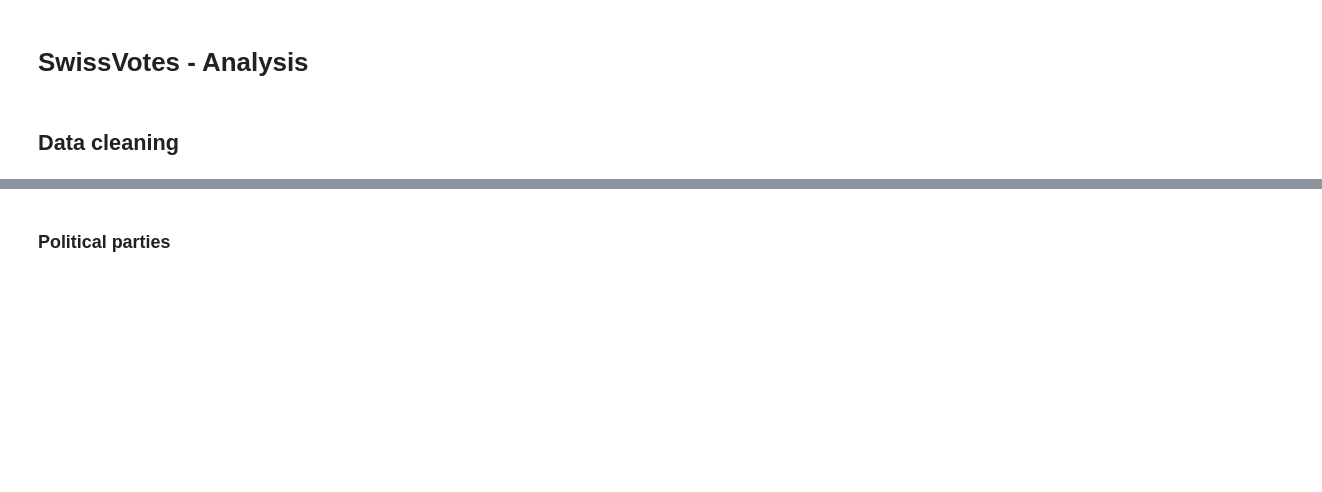
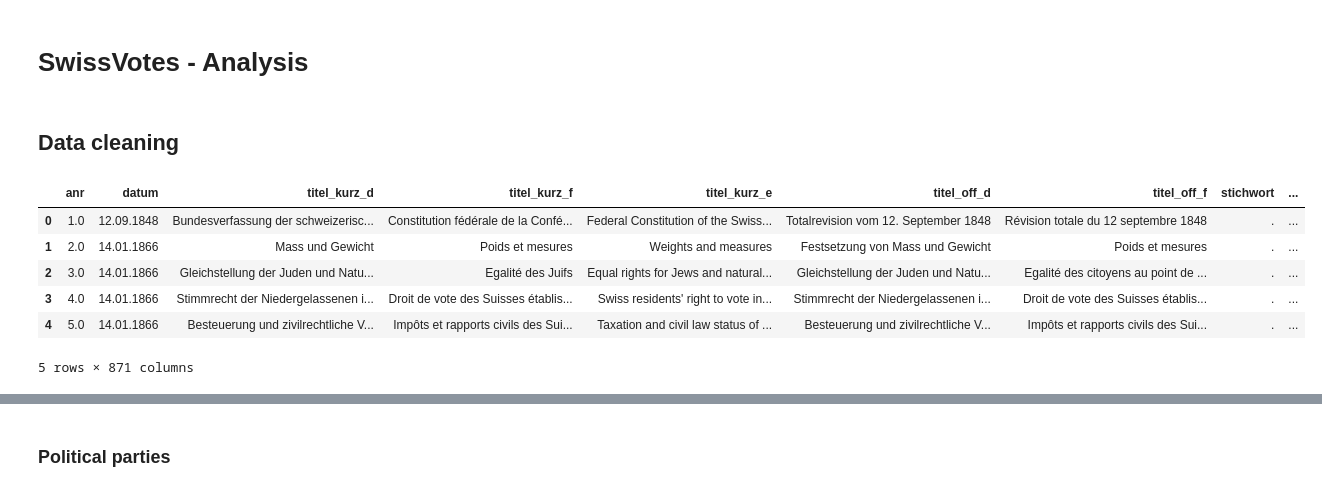
Before and after one commit to AdrienVannson/swiss-votes-analysis, a Jupyter notebook: analysis.ipynb, the cells around one changed output, grey strips where cells are left out. Drawn from its saved outputs; the diff is of its cells as text; code cells hidden in the pictures; blank space fills up the shorter version.

```diff
--- a/analysis.ipynb
+++ b/analysis.ipynb
@@ -9,8 +9,20 @@ import re
 # %% [markdown]
 ## Data cleaning
 # %%
-df_full = pd.read_csv('swiss-votes.csv', delimiter=';')
+df_full = pd.read_csv('swiss-votes.csv', delimiter=';', dtype={
+    'volk': 'string',
+    'stand': 'string',
+    'annahme': 'string',
+})
 df_full.head()
+# %% [output]
+|  | anr | datum | titel_kurz_d | titel_kurz_f | titel_kurz_e | titel_off_d | titel_off_f | stichwort | ... |
+| 0 | 1.0 | 12.09.1848 | Bundesverfassung der schweizerisc... | Constitution fédérale de la Confé... | Federal Constitution of the Swiss... | Totalrevision vom 12. September 1848 | Révision totale du 12 septembre 1848 | . | ... |
+| 1 | 2.0 | 14.01.1866 | Mass und Gewicht | Poids et mesures | Weights and measures | Festsetzung von Mass und Gewicht | Poids et mesures | . | ... |
+| 2 | 3.0 | 14.01.1866 | Gleichstellung der Juden und Natu... | Egalité des Juifs | Equal rights for Jews and natural... | Gleichstellung der Juden und Natu... | Egalité des citoyens au point de ... | . | ... |
+| 3 | 4.0 | 14.01.1866 | Stimmrecht der Niedergelassenen i... | Droit de vote des Suisses établis... | Swiss residents' right to vote in... | Stimmrecht der Niedergelassenen i... | Droit de vote des Suisses établis... | . | ... |
+| 4 | 5.0 | 14.01.1866 | Besteuerung und zivilrechtliche V... | Impôts et rapports civils des Sui... | Taxation and civil law status of ... | Besteuerung und zivilrechtliche V... | Impôts et rapports civils des Sui... | . | ... |
+5 rows × 871 columns
 # %%
 df = pd.DataFrame()
 df['title_fr'] = df_full['titel_off_f'] # Title of the vote in French
```
Also changed, not shown: parts of 24 cells of this notebook.
